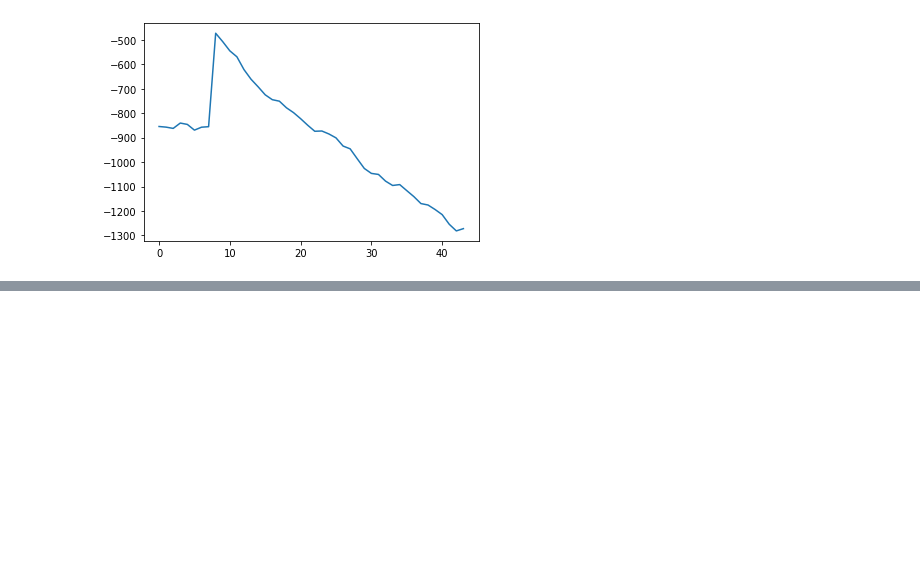
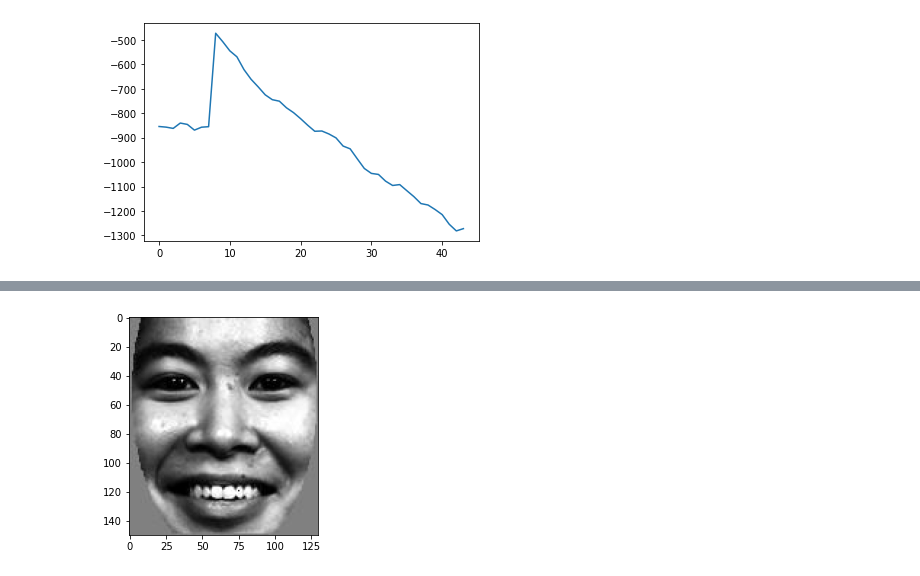
Before and after one commit to ttrapaid/facerecognition, a Jupyter notebook: pca.ipynb, the cells around one changed output, grey strips where cells are left out. Cells and saved outputs as stored; diff of their text form; code cells hidden in the pictures; blank space fills up the shorter version.

```diff
--- a/pca.ipynb
+++ b/pca.ipynb
@@ -153,0 +194,6 @@ plt.show()
+# %%
+plt.imshow(images['00154fa010.940128.jpg'], ) #display the image
+plt.gray()  #grayscale conversion
+plt.show()
+# %% [output]
+[figure, added]
```
Also changed, not shown: parts of 8 cells of this notebook.
